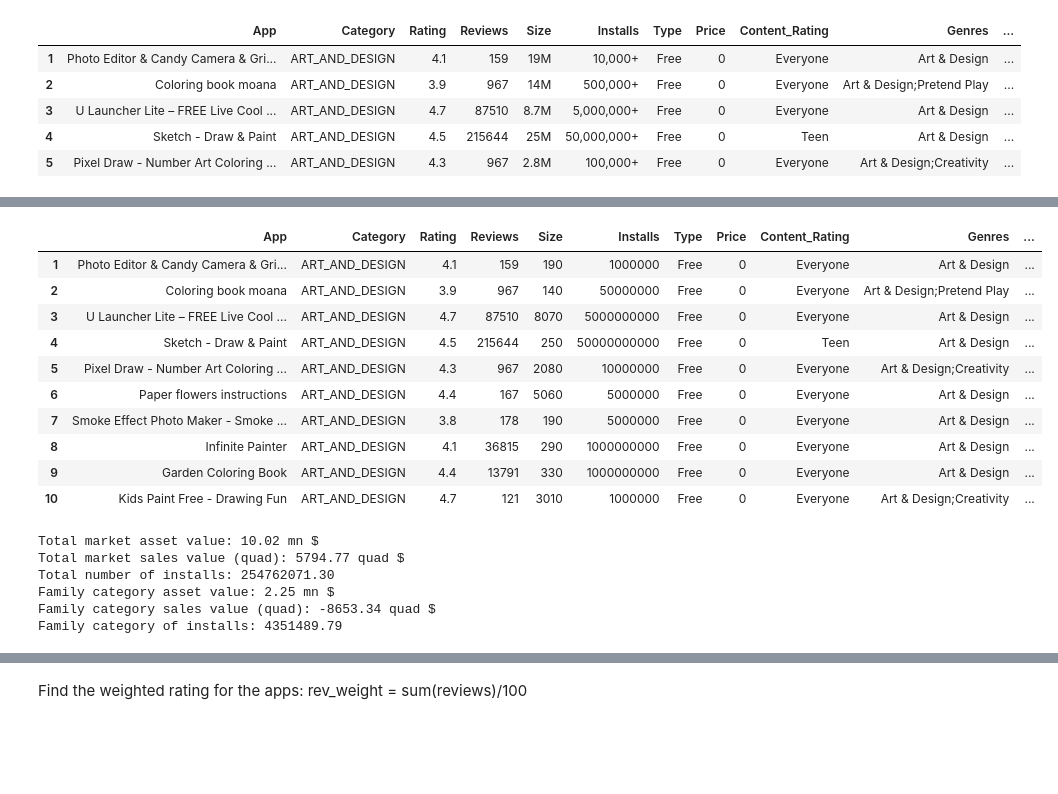
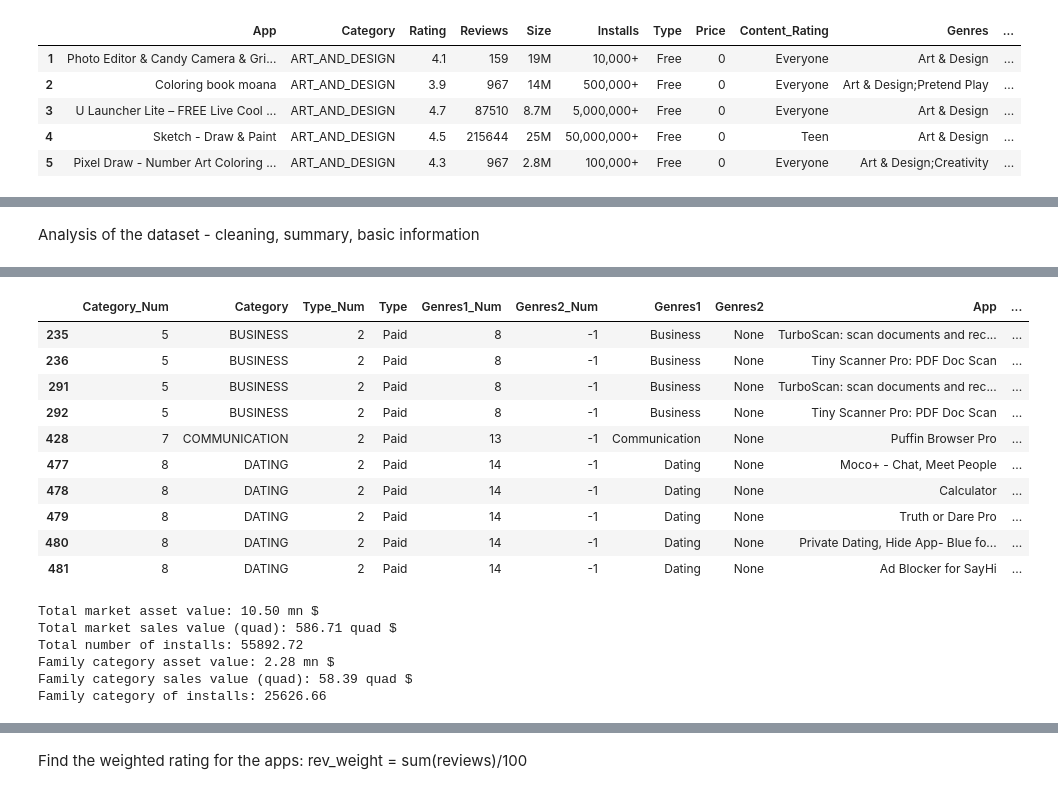
Before and after one commit to Rodauv/google_playstore_stats, a Jupyter notebook: my_mobapp_studio.ipynb, the cells around one changed output, grey strips where cells are left out. Drawn from its saved outputs; the diff is of its cells as text; code cells hidden in the pictures; blank space fills up the shorter version.

Commit message:
Enumerated categories, summarized tables

```diff
--- a/my_mobapp_studio.ipynb
+++ b/my_mobapp_studio.ipynb
@@ -100,23 +125,39 @@ dtype: int64
+# %% [markdown]
+Analysis of the dataset - cleaning, summary, basic information
 # %%
 #clean the dataset for assessment: corelations - leaving only int in the dataframe
 #keep: Rating, Reviews, Size, Installs, Price
 #clean_dataset
 
-def clean_dataset(dataset):
-    #dataset_clean = dataset.loc[:,('Rating','Reviews','Size','Installs','Price')]
-    dataset_clean = dataset
-    dataset_clean['Size'] = dataset_clean['Size'].replace({'\D+':'0'},regex=True)
-    dataset_clean['Installs'] = dataset_clean['Installs'].replace({'\D+':'0'},regex=True)
-    dataset_clean['Reviews'] = dataset_clean['Reviews'].replace({'\D+':'0'},regex=True)
-    dataset_clean['Price'] = dataset_clean['Price'].replace({'\D+':'0'},regex=True)
-    dataset_clean[['Genres_Prim','Genres_Sec']] = dataset_clean['Genres'].str.split(';',1,expand=True)
-    dataset_clean = dataset_clean.astype({'Reviews':'int','Size':'int','Installs':'int64','Price':'int'})
-    dataset_clean['Installs'] = dataset_clean['Installs']
-    #dataset_clean = dataset_clean.query("Price > 0")
-    dataset_clean = dataset_clean.drop_duplicates(subset=['App'])
-    print(dataset_clean.dtypes)
-    return dataset_clean
+def clean_dataset(df_in):
+    df = df_in
+    #clean int fields from unvanted chars
+    df['Size'] = df['Size'].replace({'\D+':'0'},regex=True)
+    df['Installs'] = df['Installs'].replace({'\D+':'0'},regex=True)
+    df['Reviews'] = df['Reviews'].replace({'\D+':'0'},regex=True)
+    df['Price'] = df['Price'].replace({'\D+':'0'},regex=True)
+    df = df.astype({'Reviews':'int','Size':'int','Installs':'int64','Price':'int'})
+    df['Installs'] = df['Installs']
+
+    #Remove duplicated apps
+    #df = df.drop_duplicates(subset=['App'])
+
+    #change number categories to int
+    df['Category_Num'] = df['Category_Num'].astype('int')
+    df['Type_Num'] = df['Type_Num'].astype('int')
+    df['Content_Rating_Num'] = df['Content_Rating_Num'].astype('int')
+    df['Genres1_Num'] = df['Genres1_Num'].astype('int')
+    df['Genres2_Num'] = df['Genres2_Num'].astype('int')
+
+    #re-order the columns
+    df = df[['Category_Num','Category','Type_Num','Type','Genres1_Num','Genres2_Num','Genres1','Genres2','App','Price','Installs','Rating','Reviews','Content_Rating_Num','Content_Rating','Last_Updated']]
+
+    #focus only on payable applications
+    df = df.query("Price > 0")
+
+    return df
 
 dataset_clean = clean_dataset(raw_dataset)
 dataset_clean.head(10)
+#dataset_clean.dtypes
 # %% [output]
@@ -141,14 +164,14 @@ dtype: object
-|  | App | Category | Rating | Reviews | Size | Installs | Type | Price | Content_Rating | Genres | ... |
-| 1 | Photo Editor & Candy Camera & Gri... | ART_AND_DESIGN | 4.1 | 159 | 190 | 1000000 | Free | 0 | Everyone | Art & Design | ... |
-| 2 | Coloring book moana | ART_AND_DESIGN | 3.9 | 967 | 140 | 50000000 | Free | 0 | Everyone | Art & Design;Pretend Play | ... |
-| 3 | U Launcher Lite – FREE Live Cool ... | ART_AND_DESIGN | 4.7 | 87510 | 8070 | 5000000000 | Free | 0 | Everyone | Art & Design | ... |
-| 4 | Sketch - Draw & Paint | ART_AND_DESIGN | 4.5 | 215644 | 250 | 50000000000 | Free | 0 | Teen | Art & Design | ... |
-| 5 | Pixel Draw - Number Art Coloring ... | ART_AND_DESIGN | 4.3 | 967 | 2080 | 10000000 | Free | 0 | Everyone | Art & Design;Creativity | ... |
-| 6 | Paper flowers instructions | ART_AND_DESIGN | 4.4 | 167 | 5060 | 5000000 | Free | 0 | Everyone | Art & Design | ... |
-| 7 | Smoke Effect Photo Maker - Smoke ... | ART_AND_DESIGN | 3.8 | 178 | 190 | 5000000 | Free | 0 | Everyone | Art & Design | ... |
-| 8 | Infinite Painter | ART_AND_DESIGN | 4.1 | 36815 | 290 | 1000000000 | Free | 0 | Everyone | Art & Design | ... |
-| 9 | Garden Coloring Book | ART_AND_DESIGN | 4.4 | 13791 | 330 | 1000000000 | Free | 0 | Everyone | Art & Design | ... |
-| 10 | Kids Paint Free - Drawing Fun | ART_AND_DESIGN | 4.7 | 121 | 3010 | 1000000 | Free | 0 | Everyone | Art & Design;Creativity | ... |
+|  | Category_Num | Category | Type_Num | Type | Genres1_Num | Genres2_Num | Genres1 | Genres2 | App | ... |
+| 235 | 5 | BUSINESS | 2 | Paid | 8 | -1 | Business | None | TurboScan: scan documents and rec... | ... |
+| 236 | 5 | BUSINESS | 2 | Paid | 8 | -1 | Business | None | Tiny Scanner Pro: PDF Doc Scan | ... |
+| 291 | 5 | BUSINESS | 2 | Paid | 8 | -1 | Business | None | TurboScan: scan documents and rec... | ... |
+| 292 | 5 | BUSINESS | 2 | Paid | 8 | -1 | Business | None | Tiny Scanner Pro: PDF Doc Scan | ... |
+| 428 | 7 | COMMUNICATION | 2 | Paid | 13 | -1 | Communication | None | Puffin Browser Pro | ... |
+| 477 | 8 | DATING | 2 | Paid | 14 | -1 | Dating | None | Moco+ - Chat, Meet People | ... |
+| 478 | 8 | DATING | 2 | Paid | 14 | -1 | Dating | None | Calculator | ... |
+| 479 | 8 | DATING | 2 | Paid | 14 | -1 | Dating | None | Truth or Dare Pro | ... |
+| 480 | 8 | DATING | 2 | Paid | 14 | -1 | Dating | None | Private Dating, Hide App- Blue fo... | ... |
+| 481 | 8 | DATING | 2 | Paid | 14 | -1 | Dating | None | Ad Blocker for SayHi | ... |
 # %%
 #sum total market size, by price,
 def size_of_market(dataset_clean):
@@ -163,10 +186,10 @@ def size_of_market(dataset_clean):
 
 size_of_market(dataset_clean)
 # %% [output]
-Total market asset value: 10.02 mn $
-Total market sales value (quad): 5794.77 quad $
-Total number of installs: 254762071.30
-Family category asset value: 2.25 mn $
-Family category sales value (quad): -8653.34 quad $
-Family category of installs: 4351489.79
+Total market asset value: 10.50 mn $
+Total market sales value (quad): 586.71 quad $
+Total number of installs: 55892.72
+Family category asset value: 2.28 mn $
+Family category sales value (quad): 58.39 quad $
+Family category of installs: 25626.66
 # %%
```
Also changed, not shown: parts of 11 cells of this notebook.
